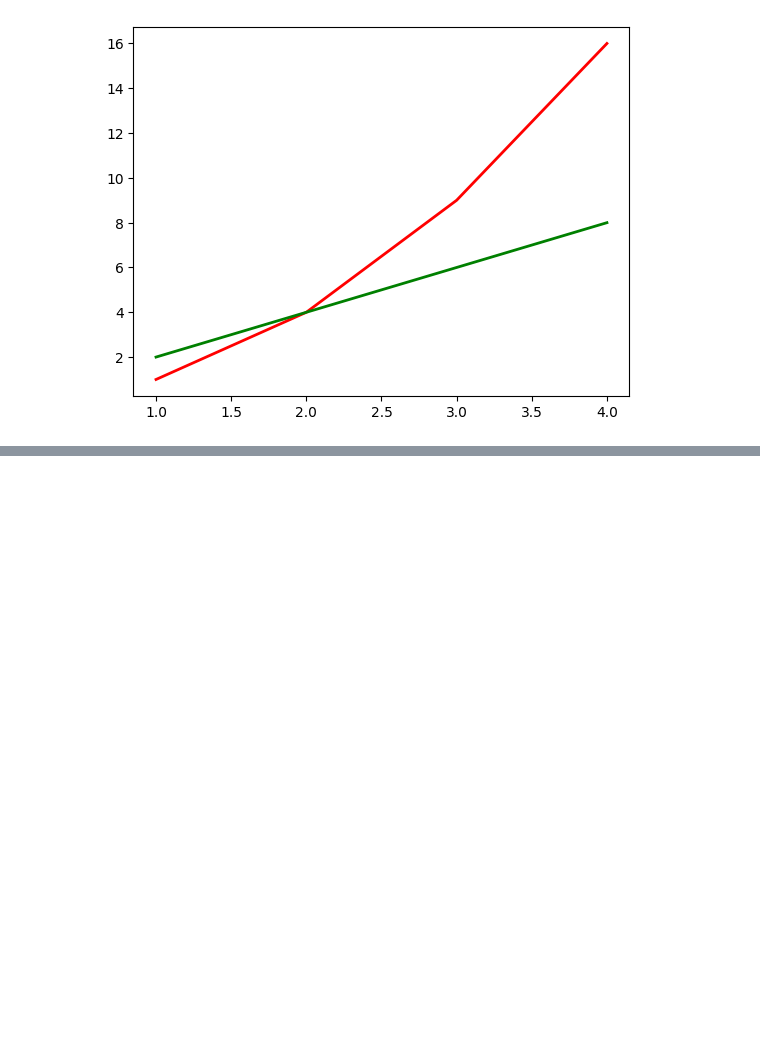
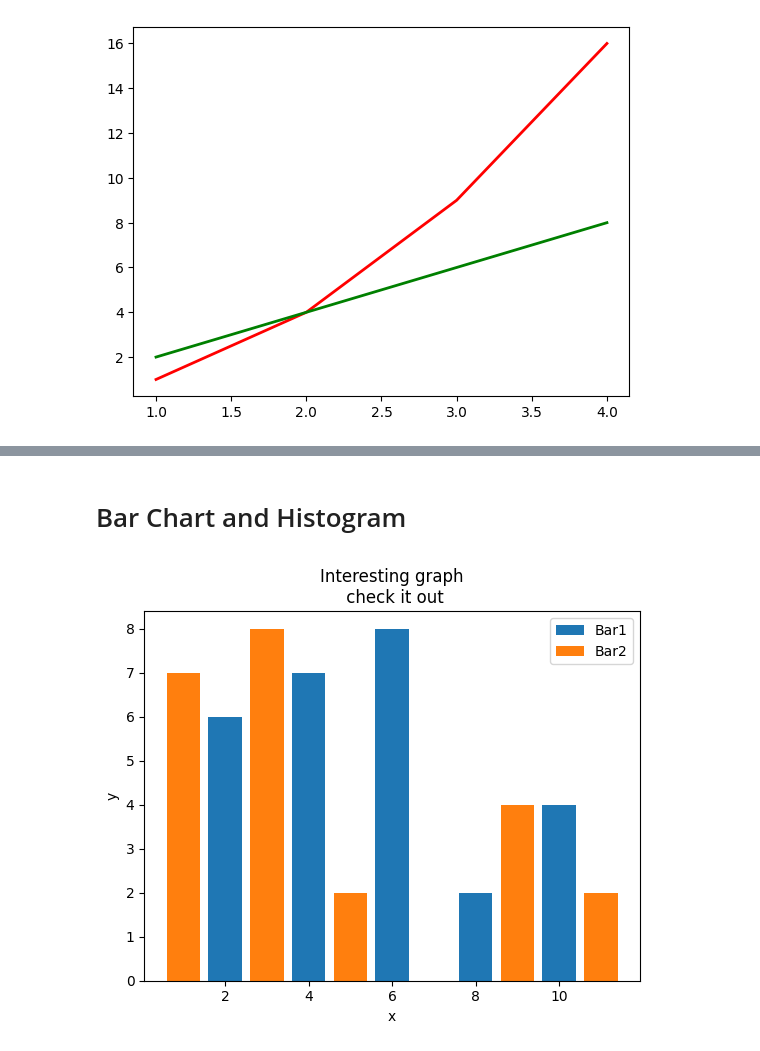
Before and after one commit to gr8bipin/python_basics_finance, a Jupyter notebook: matplotlib_for_python.ipynb, the cells around one changed output, grey strips where cells are left out. Saved outputs shown, nothing was run; the diff lists cells and outputs as text; code cells hidden in the pictures; blank space fills up the shorter version.

```diff
--- a/matplotlib_for_python.ipynb
+++ b/matplotlib_for_python.ipynb
@@ -106,0 +153,19 @@ plt.setp(lines[1], color= 'g', linewidth = 2.0)
+# %% [markdown]
+# Bar Chart and Histogram
+# %%
+import matplotlib.pyplot as plt
+x = [2, 4, 6, 8, 10]
+y = [6, 7, 8, 2, 4]
+# %%
+x2 = [1, 3, 5, 9, 11]
+y2 = [7, 8, 2, 4, 2]
+# %%
+plt.bar(x, y, label= 'Bar1')
+plt.bar(x2, y2, label= 'Bar2')
+plt.xlabel('x')
+plt.ylabel('y')
+plt.title('Interesting graph\n check it out')
+plt.legend()
+plt.show()
+# %% [output]
+[figure, added]
```
Also changed, not shown: parts of 36 cells of this notebook.
